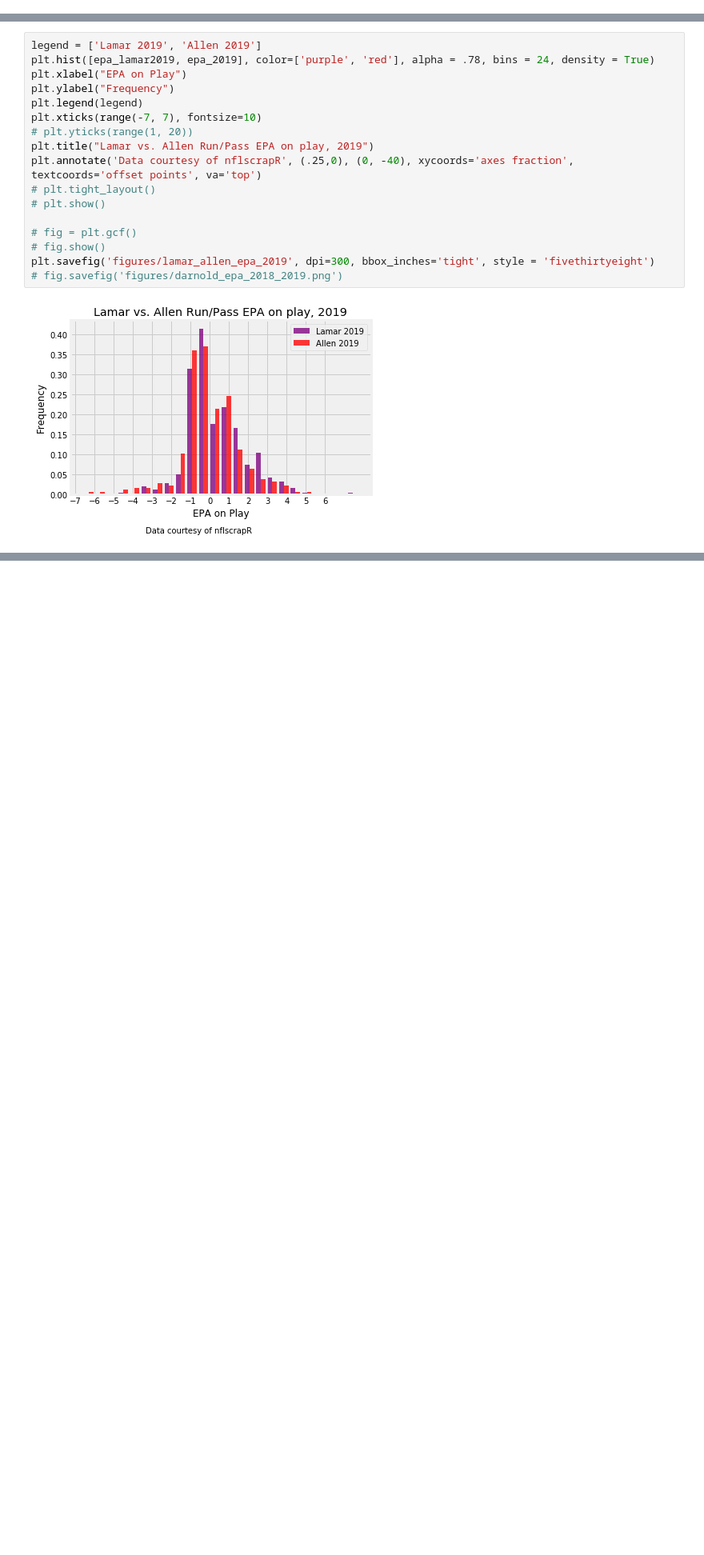
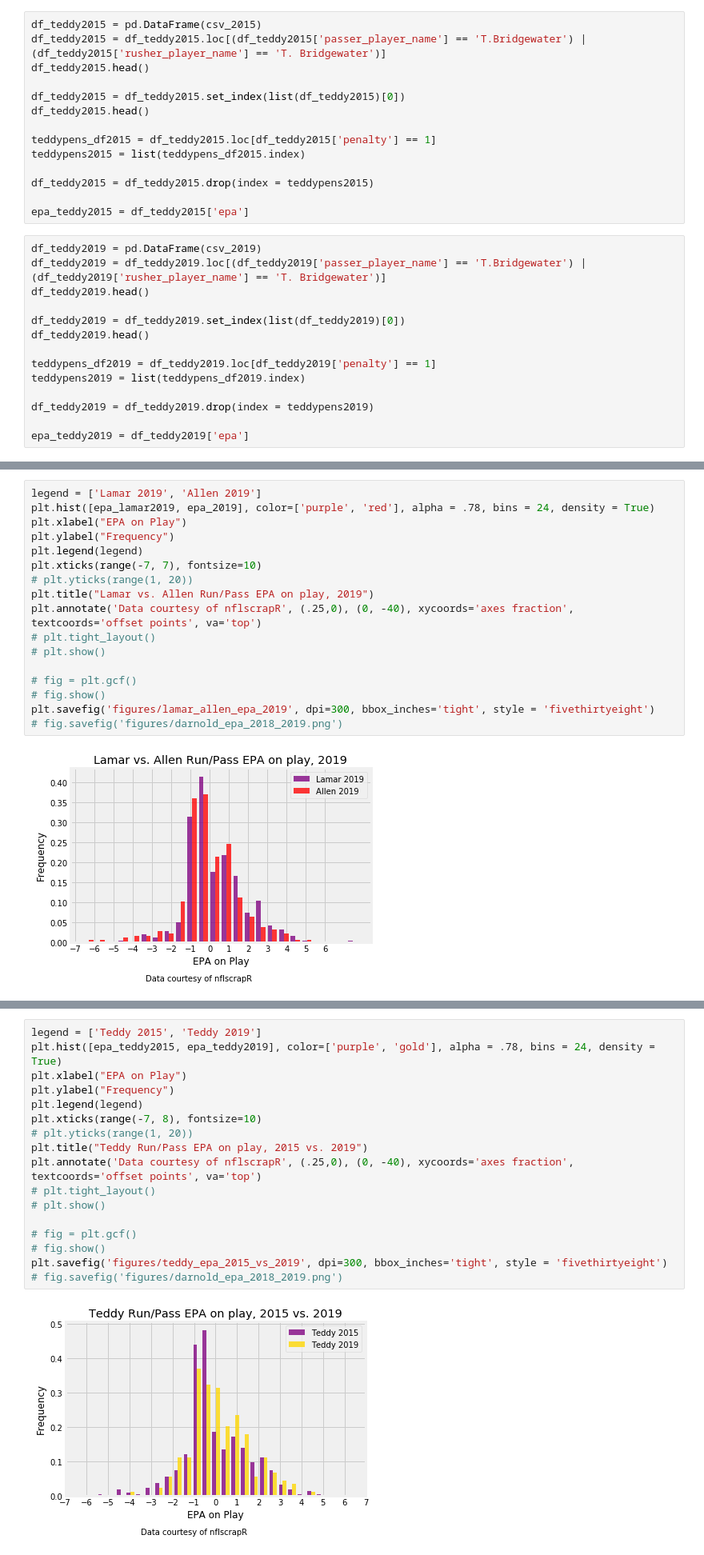
Before and after one commit to mmpatterson/Go-Bills, a Jupyter notebook: play_by_play.ipynb, the cells around one changed output, grey strips where cells are left out. Shown: that part at 80% size. Saved outputs shown, nothing was run; the diff lists cells and outputs as text; blank space fills up the shorter version.

```diff
--- a/play_by_play.ipynb
+++ b/play_by_play.ipynb
@@ -272,3 +275,31 @@ epa_mahomes2019 = df_mahomes2019['epa']
+# %%
+df_teddy2015 = pd.DataFrame(csv_2015)
+df_teddy2015 = df_teddy2015.loc[(df_teddy2015['passer_player_name'] == 'T.Bridgewater') | (df_teddy2015['rusher_player_name'] == 'T. Bridgewater')]
+df_teddy2015.head()
+
+df_teddy2015 = df_teddy2015.set_index(list(df_teddy2015)[0])
+df_teddy2015.head()
+
+teddypens_df2015 = df_teddy2015.loc[df_teddy2015['penalty'] == 1]
+teddypens2015 = list(teddypens_df2015.index)
+
+df_teddy2015 = df_teddy2015.drop(index = teddypens2015)
+
+epa_teddy2015 = df_teddy2015['epa']
+# %%
+df_teddy2019 = pd.DataFrame(csv_2019)
+df_teddy2019 = df_teddy2019.loc[(df_teddy2019['passer_player_name'] == 'T.Bridgewater') | (df_teddy2019['rusher_player_name'] == 'T. Bridgewater')]
+df_teddy2019.head()
+
+df_teddy2019 = df_teddy2019.set_index(list(df_teddy2019)[0])
+df_teddy2019.head()
+
+teddypens_df2019 = df_teddy2019.loc[df_teddy2019['penalty'] == 1]
+teddypens2019 = list(teddypens_df2019.index)
+
+df_teddy2019 = df_teddy2019.drop(index = teddypens2019)
+
+epa_teddy2019 = df_teddy2019['epa']
 # %% [markdown]
 ## Russell Wilson
 # %%
@@ -535,0 +567,19 @@ plt.savefig('figures/mahomes_allen_epa_2019', dpi=300, bbox_inches='tight', styl
+# %%
+legend = ['Teddy 2015', 'Teddy 2019']
+plt.hist([epa_teddy2015, epa_teddy2019], color=['purple', 'gold'], alpha = .78, bins = 24, density = True)
+plt.xlabel("EPA on Play")
+plt.ylabel("Frequency")
+plt.legend(legend)
+plt.xticks(range(-7, 8), fontsize=10)
+# plt.yticks(range(1, 20))
+plt.title("Teddy Run/Pass EPA on play, 2015 vs. 2019")
+plt.annotate('Data courtesy of nflscrapR', (.25,0), (0, -40), xycoords='axes fraction', textcoords='offset points', va='top')
+# plt.tight_layout()
+# plt.show()
+
+# fig = plt.gcf()
+# fig.show()
+plt.savefig('figures/teddy_epa_2015_vs_2019', dpi=300, bbox_inches='tight', style = 'fivethirtyeight')
+# fig.savefig('figures/darnold_epa_2018_2019.png')
+# %% [output]
+[figure, added]
```
Also changed, not shown: parts of 5 cells of this notebook, 14 other files.
